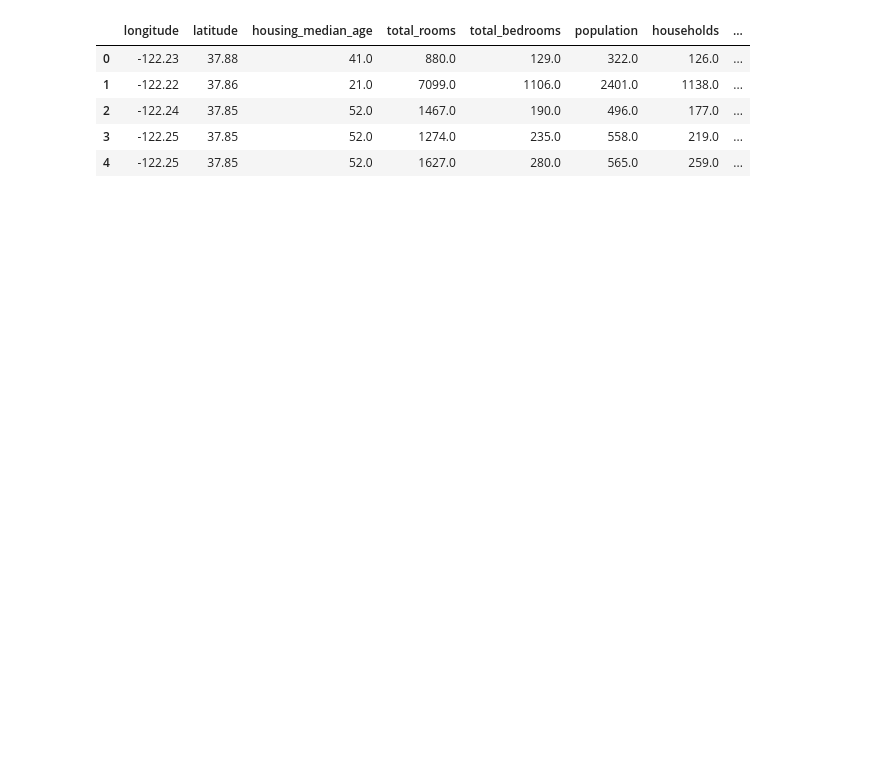
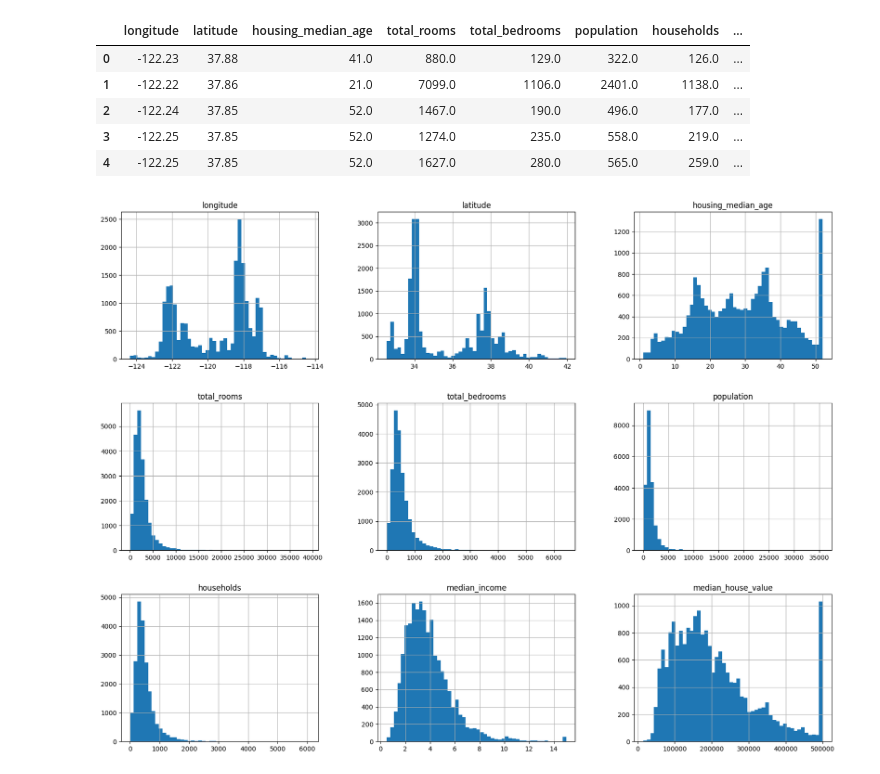
Before and after one commit to ovazque/ML, a Jupyter notebook: Housing.ipynb, the cells around one changed output. Cells and saved outputs as stored; diff of their text form; code cells hidden in the pictures; blank space fills up the shorter version.

```diff
--- a/Housing.ipynb
+++ b/Housing.ipynb
@@ -35,3 +35,10 @@ housing.head()
 | 2 | -122.24 | 37.85 | 52.0 | 1467.0 | 190.0 | 496.0 | 177.0 | ... |
 | 3 | -122.25 | 37.85 | 52.0 | 1274.0 | 235.0 | 558.0 | 219.0 | ... |
 | 4 | -122.25 | 37.85 | 52.0 | 1627.0 | 280.0 | 565.0 | 259.0 | ... |
+# %%
+%matplotlib inline
+import matplotlib.pyplot as plt
+housing.hist(bins=50, figsize=(20,15))
+plt.show()
+# %% [output]
+[figure, added]
```
Also changed, not shown: parts of 19 cells of this notebook.
